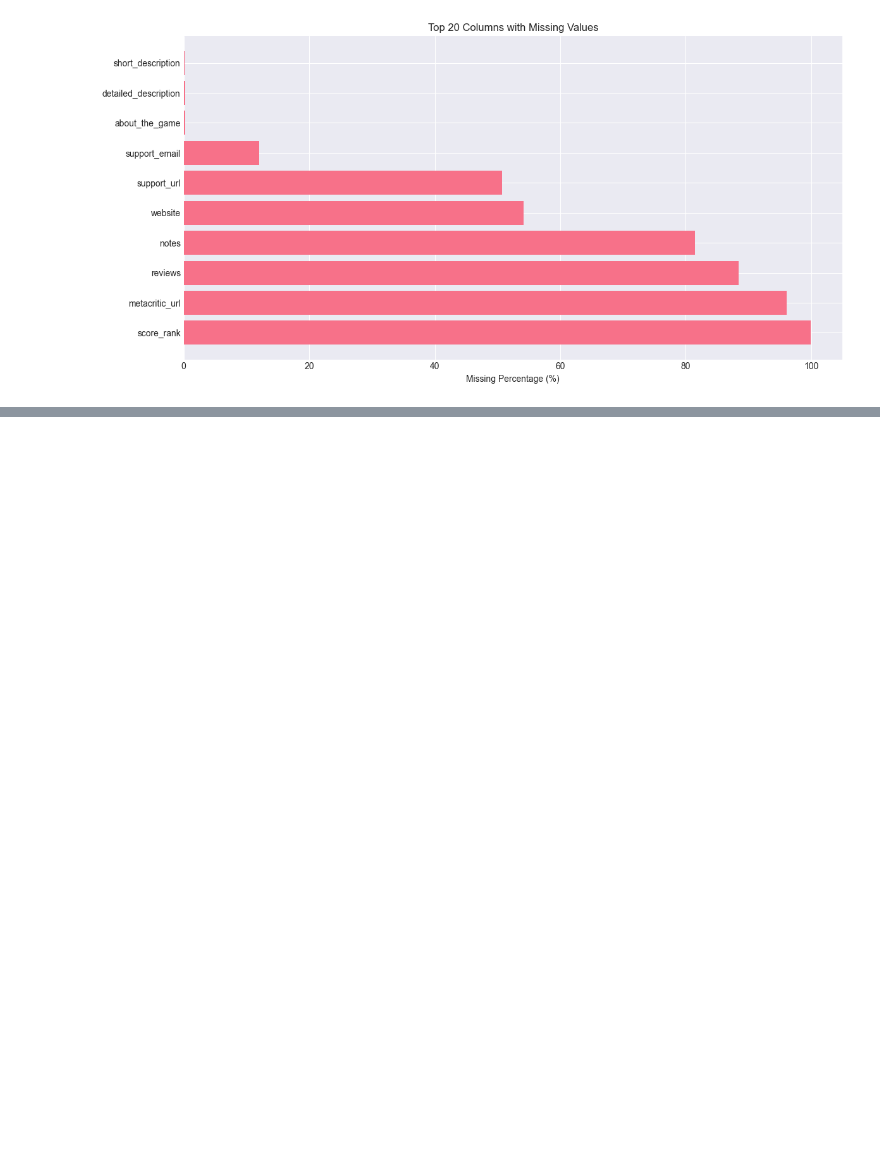
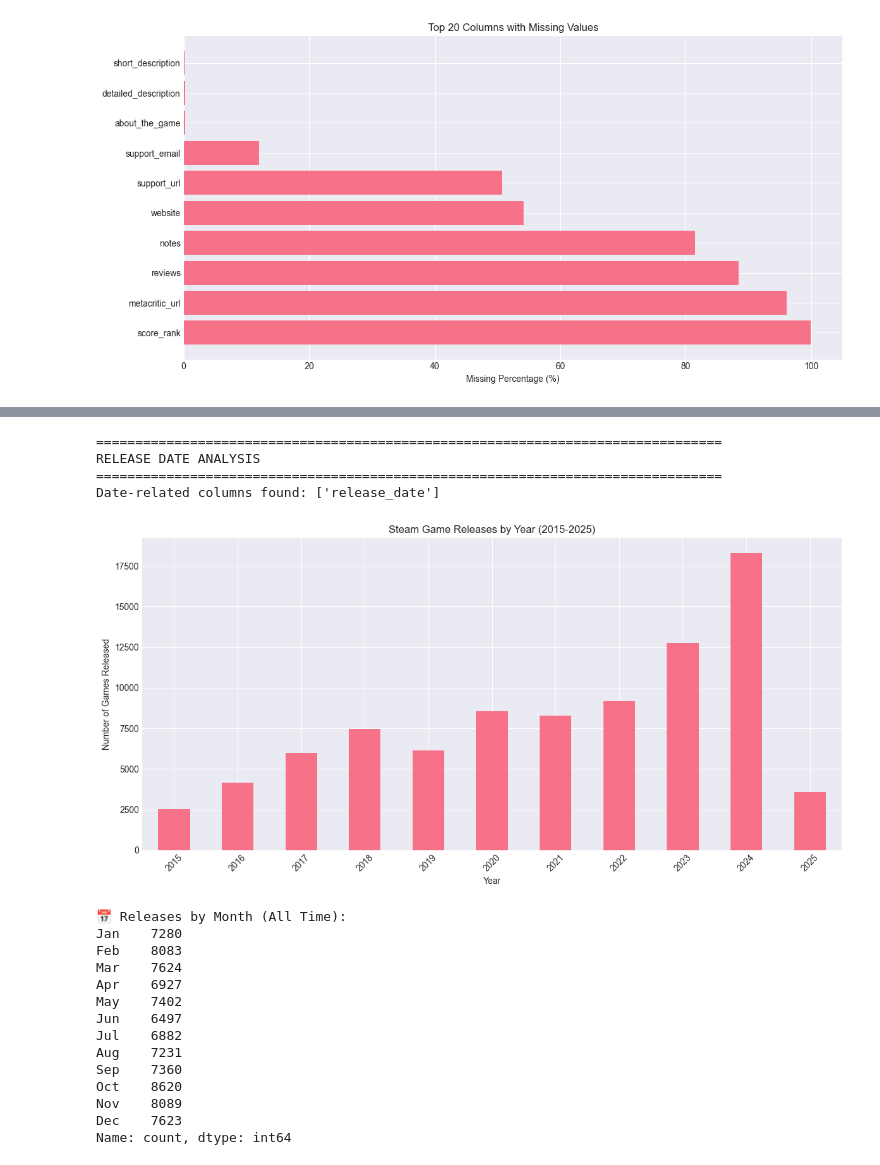
Before and after one commit to nnvelez95/indie-game-success-predictor, a Jupyter notebook: notebooks/01_data_exploration.ipynb, the cells around one changed output, grey strips where cells are left out. Saved outputs shown, nothing was run; the diff lists cells and outputs as text; code cells hidden in the pictures; blank space fills up the shorter version.

```diff
--- a/notebooks/01_data_exploration.ipynb
+++ b/notebooks/01_data_exploration.ipynb
@@ -165,0 +286,64 @@ Top 20 columns with most missing data:
+# %%
+# Análisis de fechas de lanzamiento
+print("=" * 80)
+print("RELEASE DATE ANALYSIS")
+print("=" * 80)
+
+# Buscar columna de fecha
+date_cols = [col for col in df.columns if any(x in col.lower() for x in ['date', 'release', 'launch'])]
+print(f"Date-related columns found: {date_cols}\n")
+
+if date_cols:
+    date_col = date_cols[0]
+
+    # Convertir a datetime
+    df[date_col] = pd.to_datetime(df[date_col], errors='coerce')
+
+    # Extraer año y mes
+    df['release_year'] = df[date_col].dt.year
+    df['release_month'] = df[date_col].dt.month
+
+    # Filtrar últimos 10 años para mejor visualización
+    recent_years = df[df['release_year'] >= 2015]
+
+    # Games por año
+    plt.figure(figsize=(12, 6))
+    yearly_counts = recent_years['release_year'].value_counts().sort_index()
+    yearly_counts.plot(kind='bar')
+    plt.xlabel('Year')
+    plt.ylabel('Number of Games Released')
+    plt.title('Steam Game Releases by Year (2015-2025)')
+    plt.xticks(rotation=45)
+    plt.tight_layout()
+    plt.savefig('../reports/figures/04_releases_by_year.png', dpi=300, bbox_inches='tight')
+    plt.show()
+
+    # Distribución mensual
+    print("\n📅 Releases by Month (All Time):")
+    month_names = ['Jan', 'Feb', 'Mar', 'Apr', 'May', 'Jun',
+                   'Jul', 'Aug', 'Sep', 'Oct', 'Nov', 'Dec']
+    monthly_counts = df['release_month'].value_counts().sort_index()
+    monthly_counts.index = [month_names[i-1] for i in monthly_counts.index]
+    print(monthly_counts)
+else:
+    print("⚠️ No release date column found in dataset")
+# %% [output]
+================================================================================
+RELEASE DATE ANALYSIS
+================================================================================
+Date-related columns found: ['release_date']
+[figure, added]
+📅 Releases by Month (All Time):
+Jan    7280
+Feb    8083
+Mar    7624
+Apr    6927
+May    7402
+Jun    6497
+Jul    6882
+Aug    7231
+Sep    7360
+Oct    8620
+Nov    8089
+Dec    7623
+Name: count, dtype: int64
```
Also changed, not shown: parts of 3 cells of this notebook, 1 other file.
